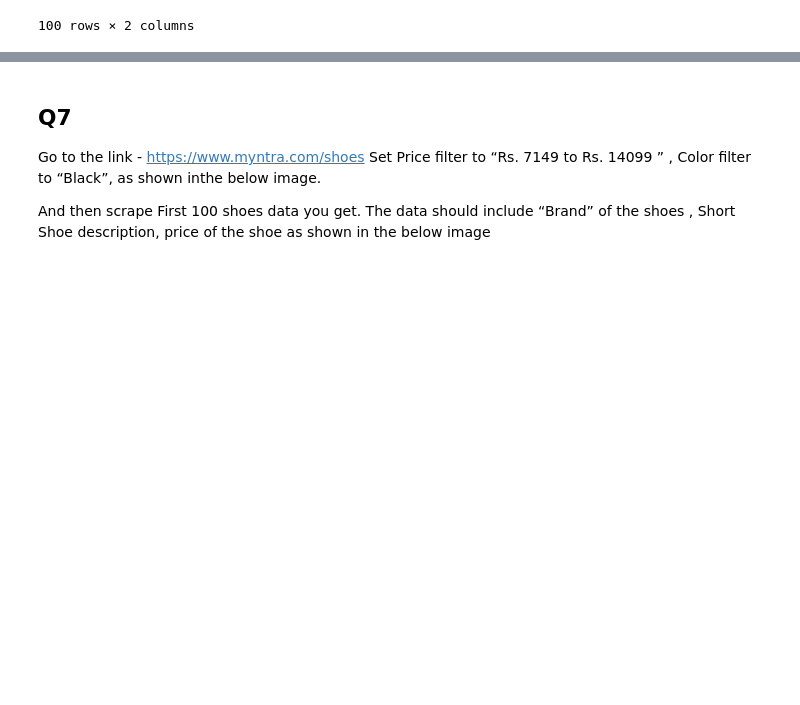
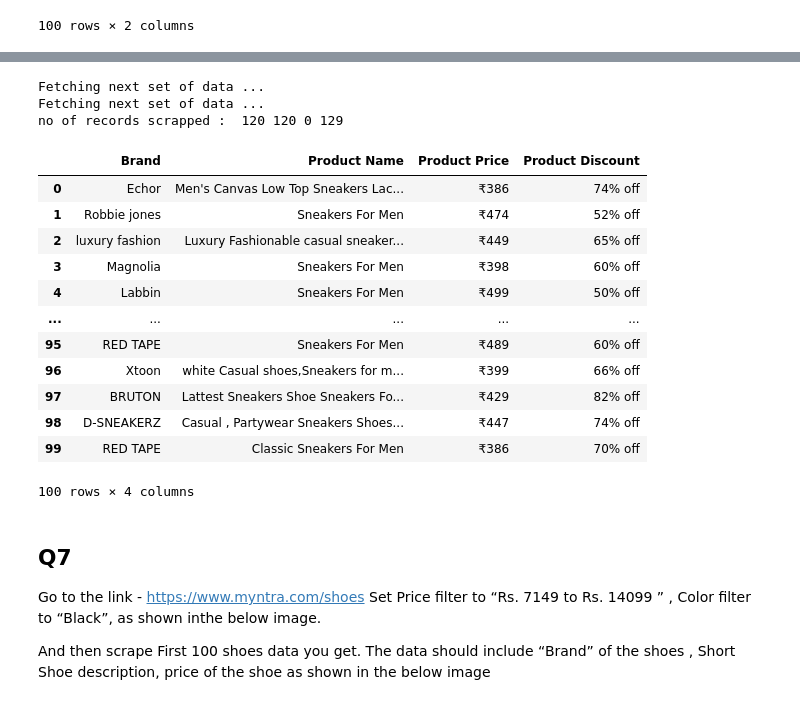
Before and after one commit to Pramodh23EAlpha/Internship, a Jupyter notebook: Webscrapping-selenium-2/Webscrapping-2.ipynb, the cells around one changed output, grey strips where cells are left out. Saved outputs shown, nothing was run; the diff lists cells and outputs as text; code cells hidden in the pictures; blank space fills up the shorter version.

```diff
--- a/Webscrapping-selenium-2/Webscrapping-2.ipynb
+++ b/Webscrapping-selenium-2/Webscrapping-2.ipynb
@@ -344,3 +559,48 @@ flip_reviews
+# %%
+num = 3
+count =0
+for x in range(1,num):   # for loop iteration from 1-3 to go to next 3 pages to extract data
+    if count ==1:
+        nextbtn = driver.find_elements_by_class_name('_1LKTO3')[1].click()#Go to next page from second page onwards
+    else:
+        nextbtn = driver.find_elements_by_class_name('_1LKTO3')[0].click()#next page click for first page
+
+
+    print('Fetching next set of data ...')
+    time.sleep(6)  # delay to fetch the data after page loading
+    fetchdata_sneakers()
+    count =1
+
+
+#print('no of records scrapped : ',len(Brands), len(Products_name),len(Productss_price), len(Products_discount))
+# %% [output]
+Fetching next set of data ...
+Fetching next set of data ...
+no of records scrapped :  120 120 0 129
+# %%
+#Creating dataframe for 100
+flip_prd=pd.DataFrame({})
+flip_prd['Brand']=Brands[:100]
+flip_prd['Product Name']=Products_name[:100]
+flip_prd['Product Price']=Products_pricess[:100]
+flip_prd['Product Discount']=Products_discount[:100]
+
+
+flip_prd
+# %% [output]
+|  | Brand | Product Name | Product Price | Product Discount |
+| 0 | Echor | Men's Canvas Low Top Sneakers Lac... | ₹386 | 74% off |
+| 1 | Robbie jones | Sneakers For Men | ₹474 | 52% off |
+| 2 | luxury fashion | Luxury Fashionable casual sneaker... | ₹449 | 65% off |
+| 3 | Magnolia | Sneakers For Men | ₹398 | 60% off |
+| 4 | Labbin | Sneakers For Men | ₹499 | 50% off |
+| ... | ... | ... | ... | ... |
+| 95 | RED TAPE | Sneakers For Men | ₹489 | 60% off |
+| 96 | Xtoon | white Casual shoes,Sneakers for m... | ₹399 | 66% off |
+| 97 | BRUTON | Lattest Sneakers Shoe Sneakers Fo... | ₹429 | 82% off |
+| 98 | D-SNEAKERZ | Casual , Partywear Sneakers Shoes... | ₹447 | 74% off |
+| 99 | RED TAPE | Classic Sneakers For Men | ₹386 | 70% off |
+100 rows × 4 columns
 # %% [markdown]
 ## Q7
  Go to the link - https://www.myntra.com/shoes
```
Also changed, not shown: parts of 19 cells of this notebook.
